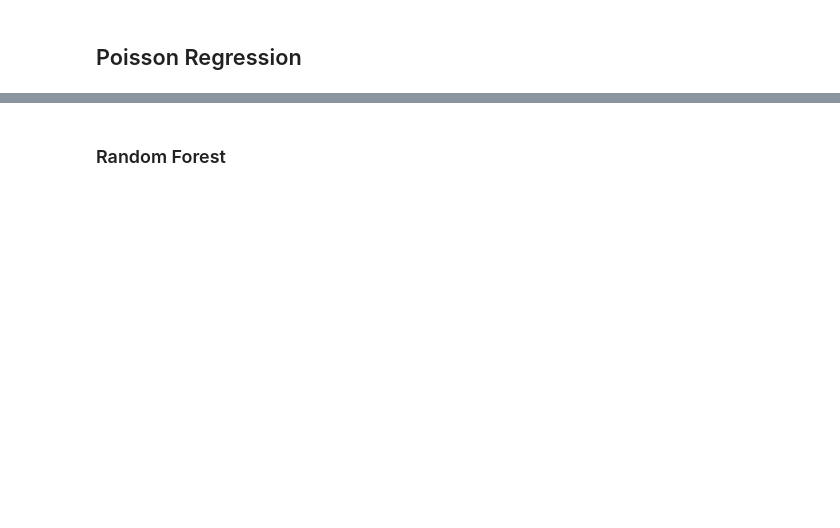
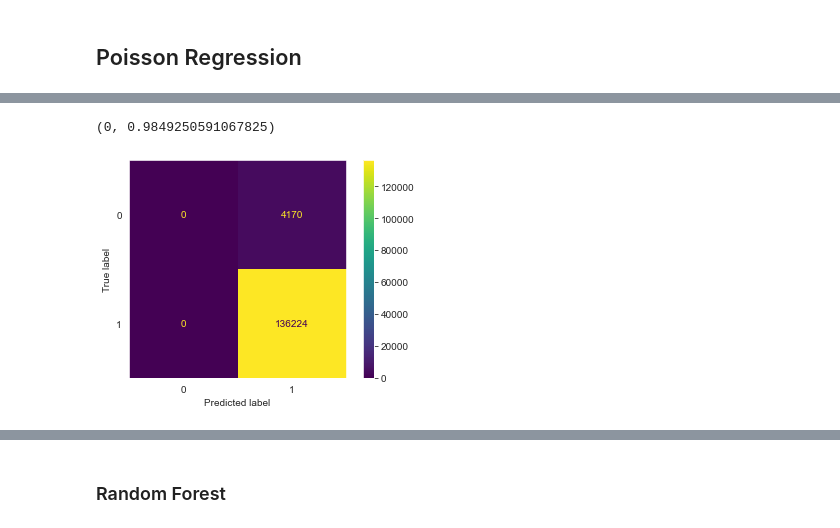
Before and after one commit to Kanchanah/Capstone_Two_Springboard, a Jupyter notebook: Code/Kanchanah_Kannathass_CapStone2_Model.ipynb, the cells around one changed output, grey strips where cells are left out. Drawn from its saved outputs; the diff is of its cells as text; code cells hidden in the pictures; blank space fills up the shorter version.

```diff
--- a/Code/Kanchanah_Kannathass_CapStone2_Model.ipynb
+++ b/Code/Kanchanah_Kannathass_CapStone2_Model.ipynb
@@ -407,0 +569,17 @@ test_metric_pos = threshold_and_plot(y_test=y_train, target=pos_train_pred)
+# %%
+# NEW: F1 thresh
+max_thresh(pos_reg_f1)
+#results seem to be similar to logistic regression
+# %% [output]
+(0, 0.9849250591067825)
+# %%
+# NEW: threshold that maximizes value
+pos_reg_f1_preds = np.where(pos_train_pred> 0, 1, 0)
+# %%
+# NEW: confusion matrix
+
+# no normalization
+metrics.ConfusionMatrixDisplay.from_predictions(y_true=y_train, y_pred=pos_reg_f1_preds);
+#results are the same
+# %% [output]
+[figure, added]
```
Also changed, not shown: parts of 166 cells of this notebook, 5 other files.
